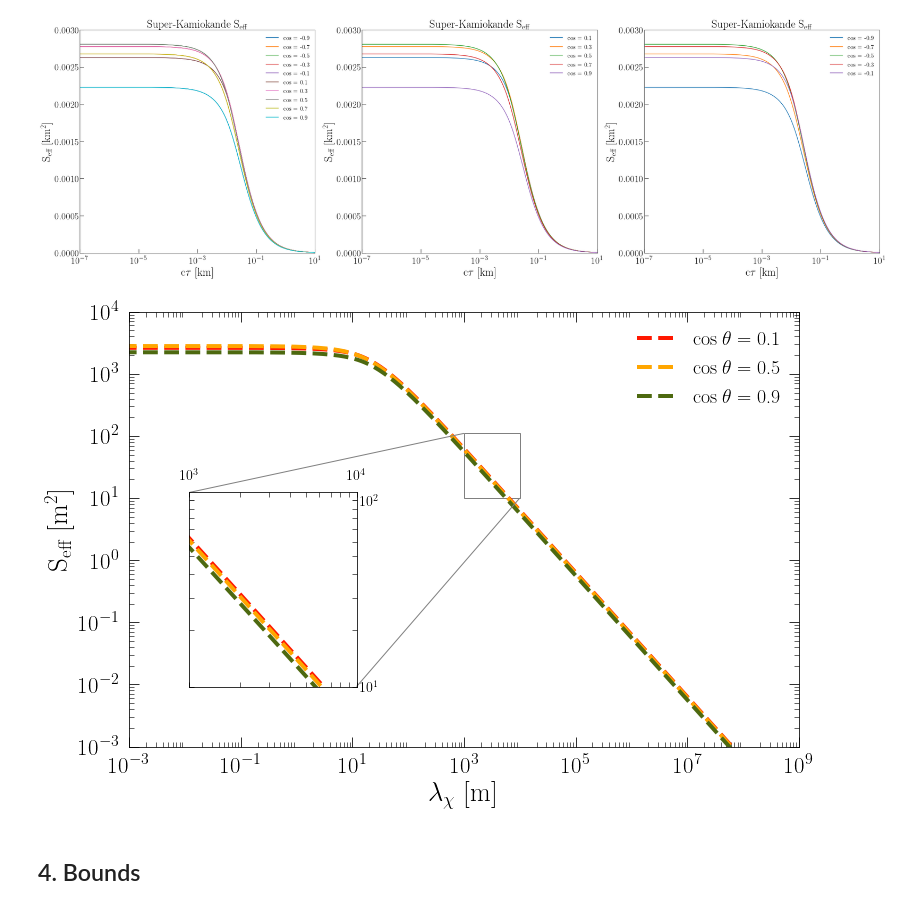
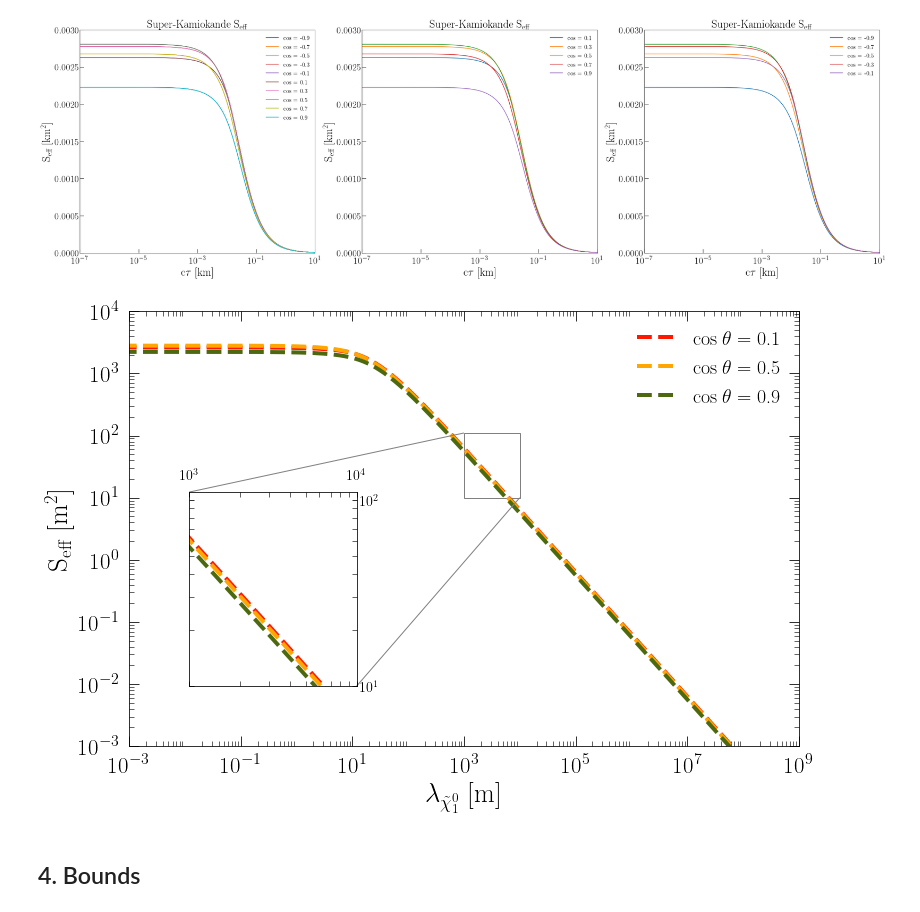
Before and after one commit to aimendez/longlivedneutralino, a Jupyter notebook: main/notebooks/results.ipynb, the cells around one changed output. Saved outputs shown, nothing was run; the diff lists cells and outputs as text; code cells hidden in the pictures.

```diff
--- a/main/notebooks/results.ipynb
+++ b/main/notebooks/results.ipynb
@@ -502,7 +502,7 @@ ax.set_xlim([1e-3,1e9])
 
 #----------------------------------#
 #ticks
-ax.set_xlabel(r'$\mathrm{\lambda_{\chi}\;[m]}$',  fontsize=27)
+ax.set_xlabel(r'$\mathrm{\lambda_{\tilde{\chi}^0_1}\;[m]}$',  fontsize=27)
 ax.set_ylabel(r'$\mathrm{S_{eff}\;[m^2]}$', fontsize=27)
 
 locmin = matplotlib.ticker.LogLocator(base=10.0, subs=np.arange(2, 10) * 1, numticks=1000)
@@ -517,34 +517,34 @@ ax.tick_params(axis='both', which='major', right=True, top=True, labelsize = 23,
 ax.tick_params(axis='both', which='minor', right=True, top=True, labelsize = 23, direction = 'in', length = 5)
 
 #legend
 ax.legend(fontsize=20, frameon=False)
 #----------------------------------------------#
 # Make the zoom-in plot:
 x1, x2 = 1e3, 1e4
 y1, y2 = 1e1, 1.1e2
 axins = zoomed_inset_axes(ax, 3, loc = 3 , borderpad = 3.0)
 axins.yaxis.tick_right()
 axins.xaxis.tick_top()
 
 axins.plot(ctau_vec*1e3, Aeff(cos1, ctau_vec )[0]/1e4, color='#ff1700',  linestyle='dashed', linewidth = 4.0 )
 axins.plot(ctau_vec*1e3, Aeff(cos3, ctau_vec )[0]/1e4, color='#ffa600',  linestyle='dashed', linewidth = 4.0 )
 axins.plot(ctau_vec*1e3, Aeff(cos2, ctau_vec )[0]/1e4, color='#4d6910',  linestyle='dashed', linewidth = 4.0 )
 
 axins.set_xscale('log')
 axins.set_yscale('log')
 
 axins.set_xlim(x1, x2)
 axins.set_ylim(y1, y2)
 mark_inset(ax, axins, loc1=2, loc2=4, fc="none", ec = "0.5")
 axins.tick_params(axis ='both', which ='both', labelsize = 14, direction = 'in', left = True, bottom = True, length = 5)
 plt.draw()
 
 #----------------------------------------------#
 #save plot
 plt.savefig(main_dir+'/plots/Aeff_cos01_cos09.pdf')
 plt.show()
 # %% [output]
-[figure, old version]
+[figure, new version]
 # %% [markdown]
 ## 4. Bounds
 # %% [markdown]
```
Also changed, not shown: parts of 11 cells of this notebook, 15 other files.
